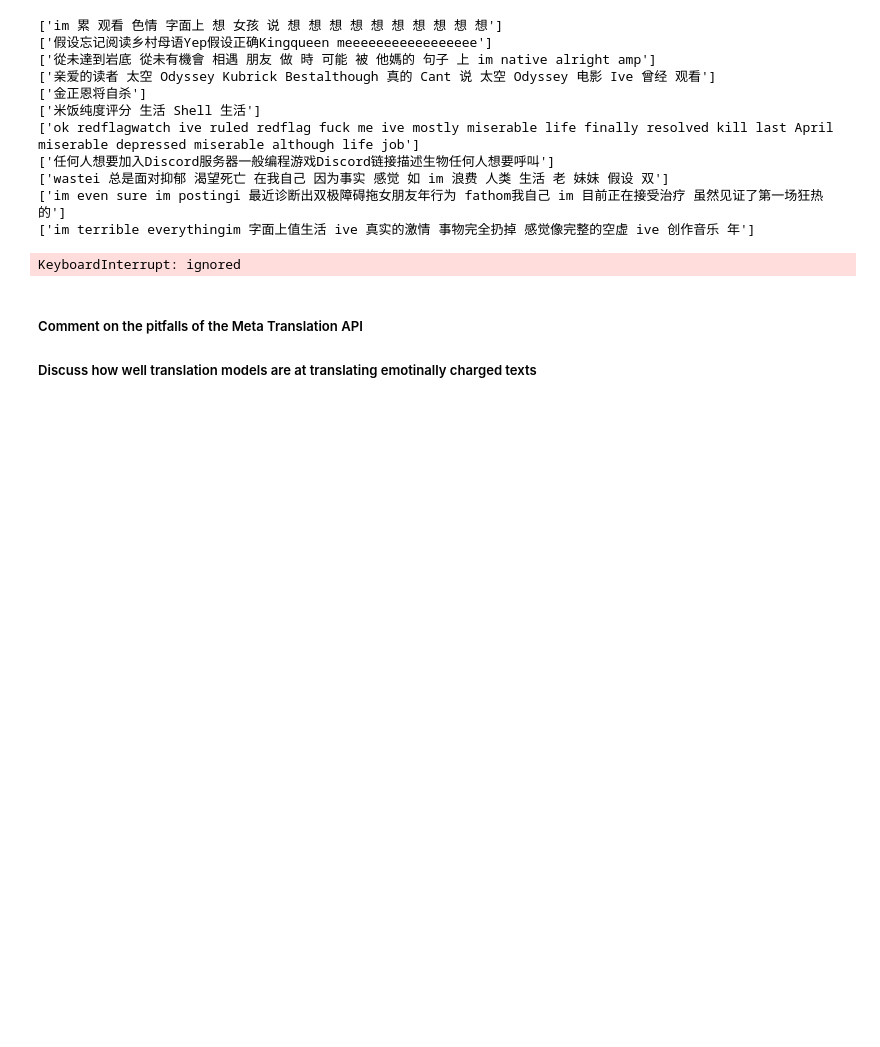
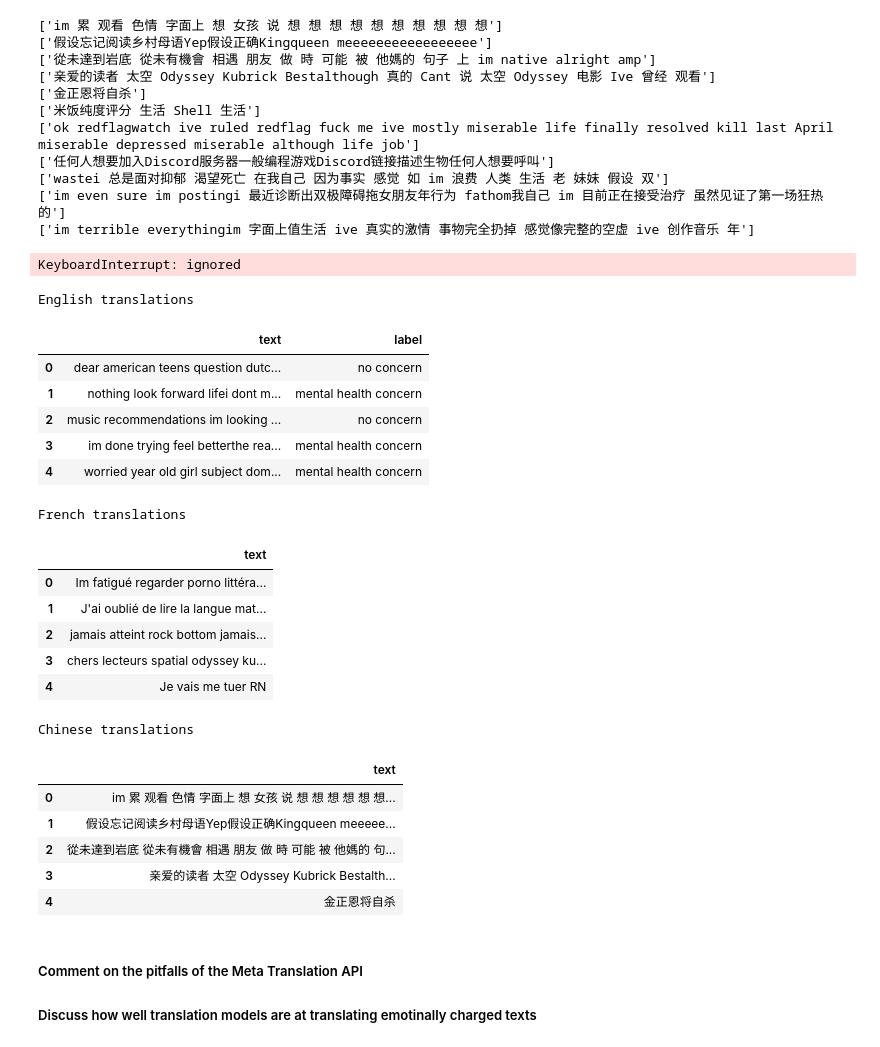
Before and after one commit to anabi77498/text-translation-and-bert, a Jupyter notebook: project.ipynb, the cells around one changed output. Saved outputs shown, nothing was run; the diff lists cells and outputs as text; code cells hidden in the pictures; blank space fills up the shorter version.

```diff
--- a/project.ipynb
+++ b/project.ipynb
@@ -303,3 +296,35 @@ french_df_cache = pd.read_csv("cache/french_texts.csv")
+# %%
+#cached translation
+french_df_cache = pd.read_csv("cache/french_texts.csv")
+chinese_df_cache = pd.read_csv("cache/chinese_texts.csv")
+print("English translations")
+display(mh_texts.head())
+print("French translations")
+display(french_df_cache.head())
+print("Chinese translations")
+chinese_df_cache.head()
+# %% [output]
+English translations
+|  | text | label |
+| 0 | dear american teens question dutc... | no concern |
+| 1 | nothing look forward lifei dont m... | mental health concern |
+| 2 | music recommendations im looking ... | no concern |
+| 3 | im done trying feel betterthe rea... | mental health concern |
+| 4 | worried year old girl subject dom... | mental health concern |
+French translations
+|  | text |
+| 0 | Im fatigué regarder porno littéra... |
+| 1 | J'ai oublié de lire la langue mat... |
+| 2 | jamais atteint rock bottom jamais... |
+| 3 | chers lecteurs spatial odyssey ku... |
+| 4 | Je vais me tuer RN |
+Chinese translations
+|  | text |
+| 0 | im 累 观看 色情 字面上 想 女孩 说 想 想 想 想 想 想... |
+| 1 | 假设忘记阅读乡村母语Yep假设正确Kingqueen meeeee... |
+| 2 | 從未達到岩底 從未有機會 相遇 朋友 做 時 可能 被 他媽的 句... |
+| 3 | 亲爱的读者 太空 Odyssey Kubrick Bestalth... |
+| 4 | 金正恩将自杀 |
 # %%
 # Translate from Chinese to English (to validate translation)
 # %% [markdown]
```
Also changed, not shown: parts of 5 cells of this notebook.
